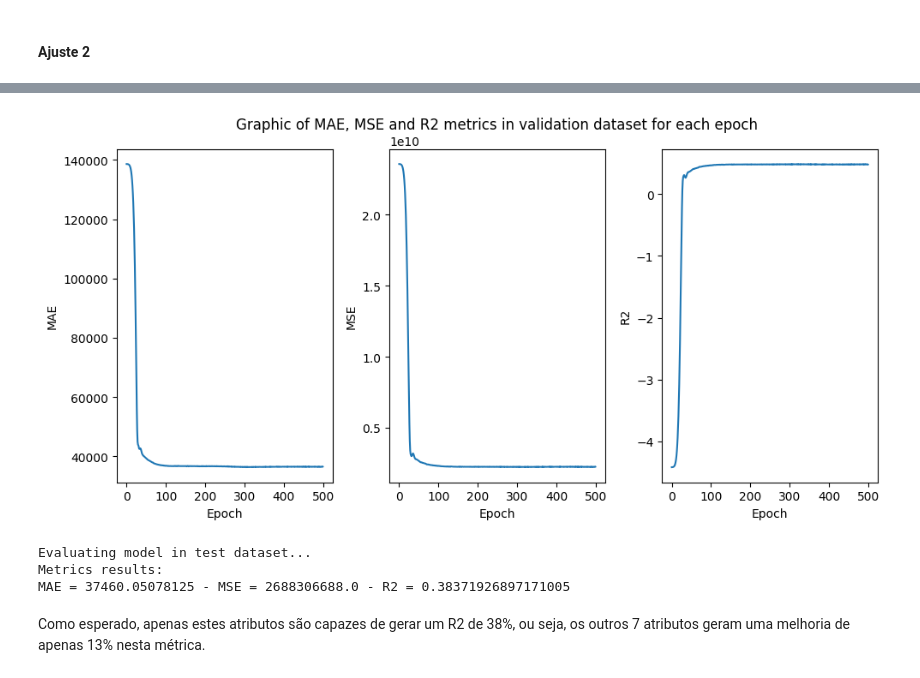
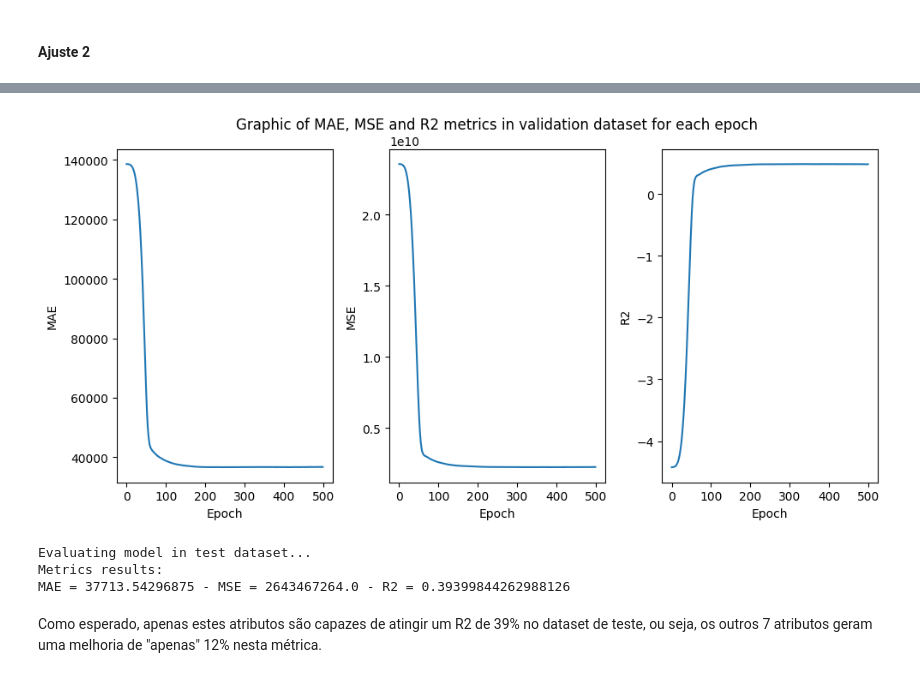
Before and after one commit to Fabio-Trindade/Eng-Aprendizado-M-quina, a Jupyter notebook: src/notebooks/3869-Fabio-TP3.ipynb, the cells around one changed output, grey strips where cells are left out. Drawn from its saved outputs; the diff is of its cells as text; code cells hidden in the pictures.

```diff
--- a/src/notebooks/3869-Fabio-TP3.ipynb
+++ b/src/notebooks/3869-Fabio-TP3.ipynb
@@ -1043,6 +1077,6 @@ df_cp6 = df[['titulo_trabalho','salario_em_dolar','moeda_salario','nivel_experie
 features6 = ['titulo_trabalho','moeda_salario','nivel_experiencia']
 model = pytorch_train_eval_pipeline(500,ModelV2,loss_fn,512,df_cp6,features6,label,
                                     transform_data_functions = [transform_categoric_values_to_token_values],
-                                    hyperparameters = [117,dim_embed_vocab,first_dim_mlp,512,64,32,1],
+                                    hyperparameters = [225,dim_embed_vocab,first_dim_mlp,128,64,1],
                                     transform_functions = [transform_int,transform] )
 # %% [output]
@@ -1066,6 +1100,6 @@ Training metrics: epoch 500 - loss 36596.53515625
-[figure, old version]
+[figure, new version]
 Evaluating model in test dataset...
 Metrics results:
-MAE = 37460.05078125 - MSE = 2688306688.0 - R2 = 0.38371926897171005
+MAE = 37713.54296875 - MSE = 2643467264.0 - R2 = 0.39399844262988126
 # %% [markdown]
-Como esperado, apenas estes atributos são capazes de gerar um R2 de 38%, ou seja, os outros 7 atributos geram uma melhoria de apenas 13% nesta métrica.
+Como esperado, apenas estes atributos são capazes de atingir um R2 de 39% no dataset de teste, ou seja, os outros 7 atributos geram uma melhoria de "apenas" 12% nesta métrica.
```
Also changed, not shown: parts of 16 cells of this notebook.
